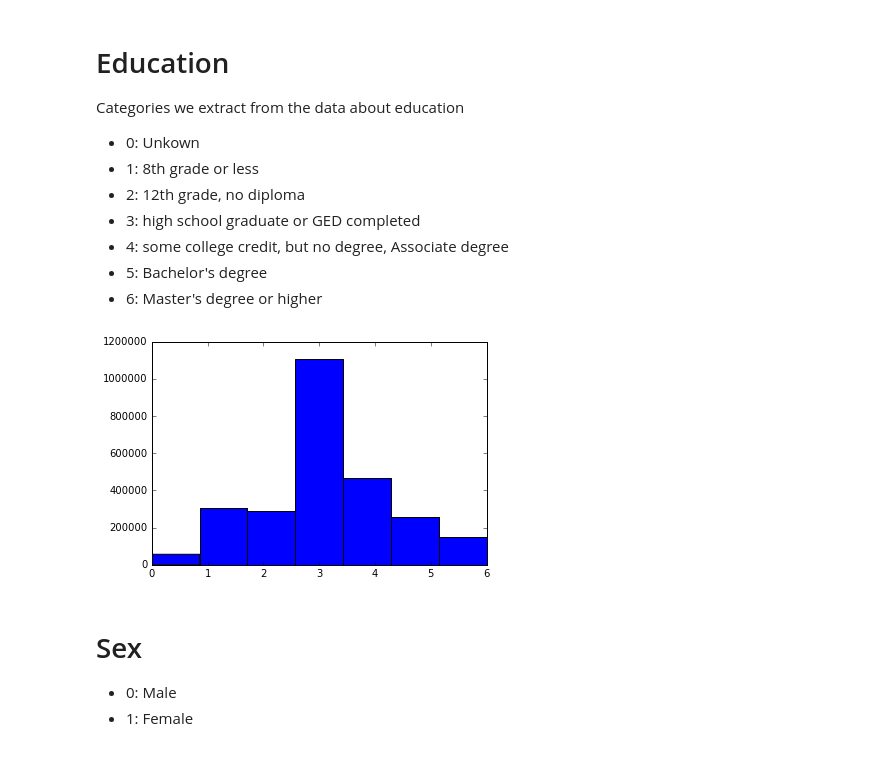
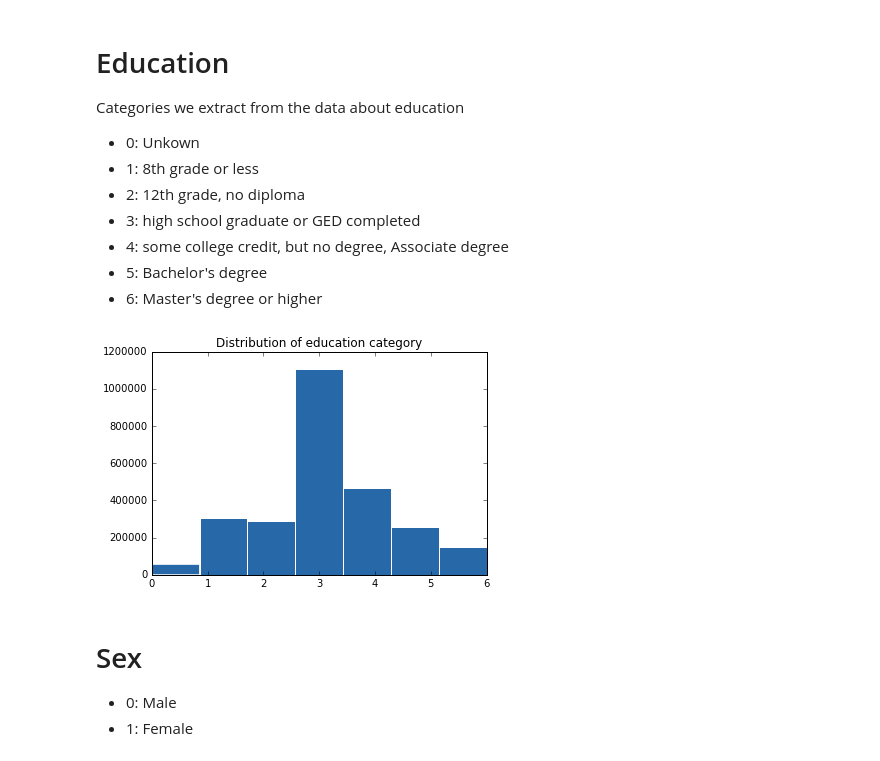
Before and after one commit to eugeniashurko/how-you-gonna-die, a Jupyter notebook: Data_preprocessing.ipynb, the cells around one changed output. Drawn from its saved outputs; the diff is of its cells as text; code cells hidden in the pictures.

```diff
--- a/Data_preprocessing.ipynb
+++ b/Data_preprocessing.ipynb
@@ -153,3 +156,3 @@ education_categories = pd_data.apply(
 # %%
-# from pickle import load
-# education_categories = load(open("education_categories.pickle", "rb"))
+from pickle import load
+education_categories = load(open("education_categories.pickle", "rb"))
@@ -159,8 +159,14 @@ dump(education_categories, open("education_categories.pickle", "wb"))
-# %%
-plt.hist(education_categories.as_matrix(), bins = 7)
-plt.show()
-# %% [output]
-[figure, removed]
+# %%
+plt.hist(education_categories.as_matrix(), bins = 7, color="#2668A8", edgecolor="white")
+plt.title("Distribution of education category")
+
+pp = PdfPages('edu_hist.pdf')
+plt.savefig(pp, format='pdf')
+pp.close()
+
+plt.show()
+# %% [output]
+[figure, added]
 # %% [markdown]
 # Sex
 * 0: Male
```
Also changed, not shown: parts of 27 cells of this notebook, 13 other files.
